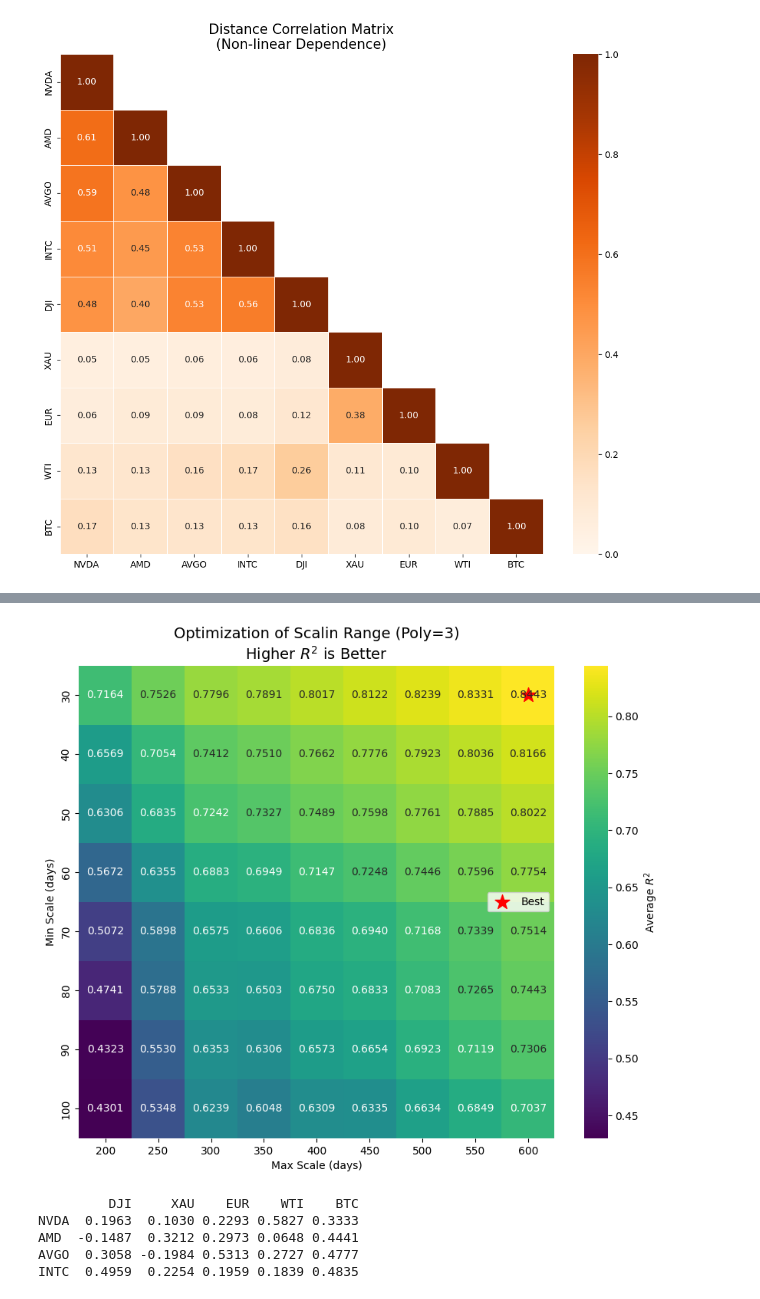
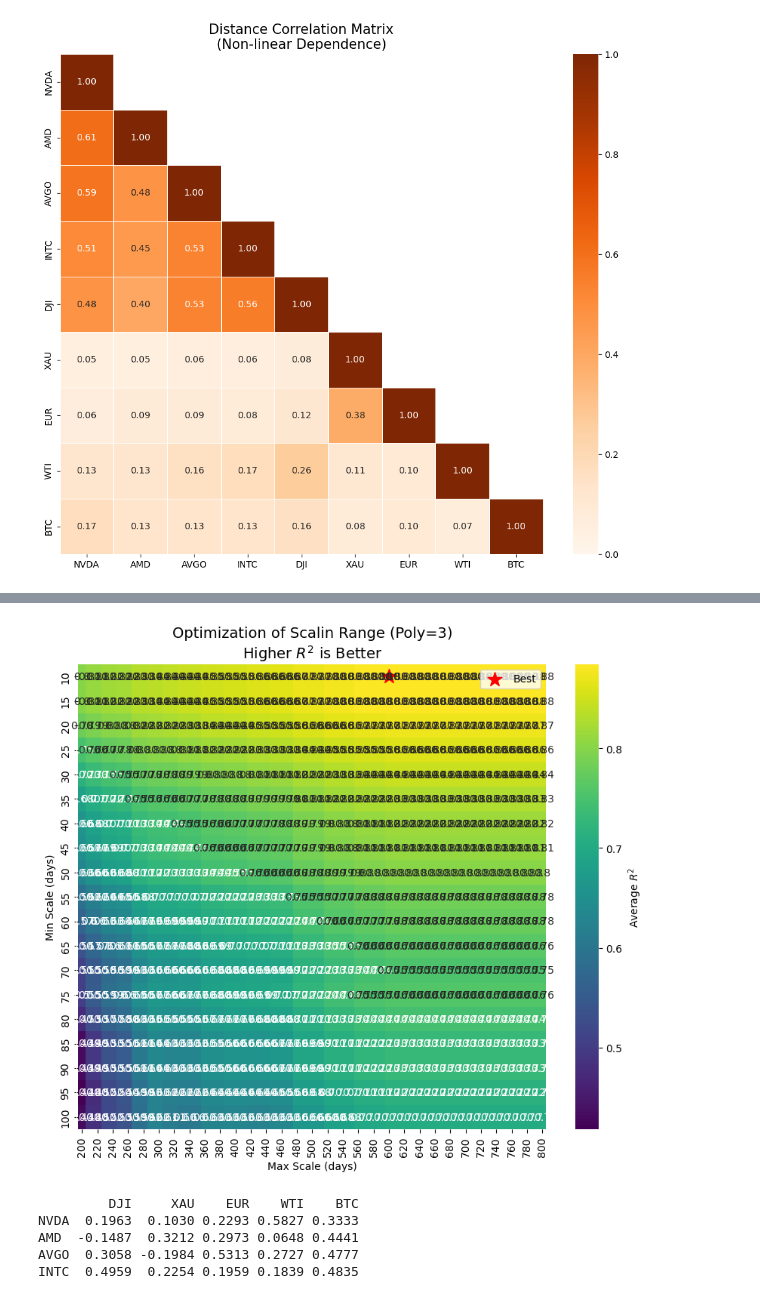
Before and after one commit to turtle-jaewoo/MF-ADCCA, a Jupyter notebook: MF-ADCCA.ipynb, the cells around one changed output, grey strips where cells are left out. Saved outputs shown, nothing was run; the diff lists cells and outputs as text; code cells hidden in the pictures.

```diff
--- a/MF-ADCCA.ipynb
+++ b/MF-ADCCA.ipynb
@@ -480,7 +560,8 @@ plt.show()
 # %%
-
+df_price = load_data(file_map)
 
 log_returns = np.log(df_price / df_price.shift(1)).dropna()
+abs_log_returns = np.abs(log_returns)
 
 def calculate_qcc(series_x, series_y, max_m = 250):
     common_df = pd.concat([series_x, series_y], axis = 1).dropna()
@@ -522,23 +603,23 @@ critical_values = [stats.chi2.ppf(0.95, df = m) for m in m_range]
 colors = {'NVDA': 'blue', 'AMD': 'orange', 'AVGO': 'gold', 'INTC': 'purple'}
 
 for asset in financial_assets:
-    if asset not in log_returns.columns: continue
+    if asset not in abs_log_returns.columns: continue
 
     plt.figure(figsize = (10, 6))
-    asset_data = log_returns[asset]
+    asset_data = abs_log_returns[asset]
     plot_exists = False
 
     for stock in semi_stock:
-        if stock not in log_returns.columns: continue
+        if stock not in abs_log_returns.columns: continue
 
-        q_stats = calculate_qcc(asset_data, log_returns[stock], max_m = max_m_val)
+        q_stats = calculate_qcc(asset_data, abs_log_returns[stock], max_m = max_m_val)
 
         if q_stats is not None:
             plt.plot(m_range, q_stats, label = f'{asset}-{stock}', color = colors[stock], linewidth = 1.5)
             plot_exists = True
 
     if plot_exists:
-        plt.plot(m_range, critical_values, label = 'Critical Vale ($\chi^2_{0.05}$)',
+        plt.plot(m_range, critical_values, label = 'Critical Vale ($\chi^2_{0.95}$)',
                  color = 'green', linestyle = '--', linewidth = 1.5)
 
         plt.title(f'$Q_{{cc}}(m)$ Statistics: {asset} vs Semiconductor Stocks', fontsize = 15, fontweight = 'bold')
@@ -547,6 +628,7 @@ for asset in financial_assets:
         plt.legend(loc = 'upper left', fontsize = 10)
         plt.grid(True, linestyle = ':', alpha = 0.3)
         plt.xlim(0, max_m_val)
+        plt.ylim(bottom = 0)
 
         plt.tight_layout()
         plt.show()
@@ -559,5 +641,4 @@ for asset in financial_assets:
 # %%
-
 def calculate_hxy(series_x, series_y, q_range, scales, poly_order):
     X = series_x.values
     Y = series_y.values
@@ -636,7 +717,7 @@ styles = {
 }
 
 q_range = np.linspace(-5, 5, 41)
-min_scale = 30
+min_scale = 10
 max_scale = 600
 scales = np.unique(np.logspace(np.log10(min_scale), np.log10(max_scale), 15).astype(int))
 poly_order = 3
@@ -740,8 +821,8 @@ for asset in financial_assets:
         F_matrix = precompute_fq(abs_returns[asset], abs_returns[stock], full_scales, poly_order, q_list)
         precomputed_data[key] = F_matrix
 
-min_candidates = np.arange(30, 101, 10)
-max_candidates = np.arange(200, 601, 50)
+min_candidates = np.arange(10, 101, 5)
+max_candidates = np.arange(200, 801, 10)
 
 results = []
 
@@ -766,35 +847,35 @@ for min_s in min_candidates:
                 log_F = np.log(F_matrix[i_q, valid_idx])
 
                 mask = np.isfinite(log_F)
                 if np.sum(mask) < 3: continue
 
                 _, _, r_val, _, _ = linregress(log_scales[mask], log_F[mask])
                 avg_r2 += r_val ** 2
                 count += 1
 
         if count > 0:
             final_score = avg_r2 / count
             results.append({'min': min_s, 'max': max_s, 'score': final_score})
 
 df_res = pd.DataFrame(results)
 best_res = df_res.loc[df_res['score'].idxmax()]
 
 
 pivot_table = df_res.pivot(index = 'min', columns = 'max', values = 'score')
 
 plt.figure(figsize = (10, 8))
-sns.heatmap(pivot_table, annot = True, fmt = ".4f", cmap = "viridis", cbar_kws={'label': 'Average $R^2$'})
+sns.heatmap(pivot_table, annot = True, cmap = "viridis", cbar_kws={'label': 'Average $R^2$'})
 plt.title(f"Optimization of Scalin Range (Poly={poly_order})\nHigher $R^2$ is Better", fontsize = 14)
 plt.ylabel("Min Scale (days)")
 plt.xlabel("Max Scale (days)")
 
 plt.scatter(np.where(max_candidates == best_res['max'])[0] + 0.5,
             np.where(min_candidates == best_res['min'])[0] + 0.5,
             color='red', s=200, marker='*', label='Best')
 plt.legend()
 plt.show()
 # %% [output]
-[figure, old version]
+[figure, new version]
 # %%
 delta_h = h_vals[0] - h_vals[-1]
 table_3 = pd.DataFrame(index = semi_stock, columns = financial_assets)
```
Also changed, not shown: parts of 6 cells of this notebook.
